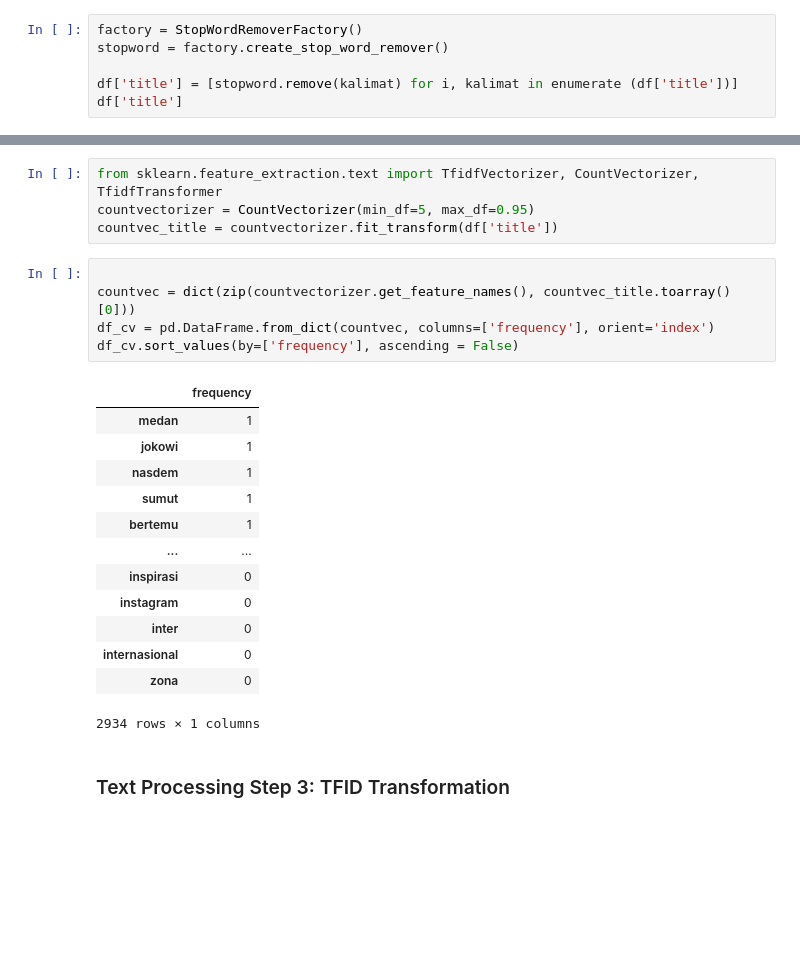
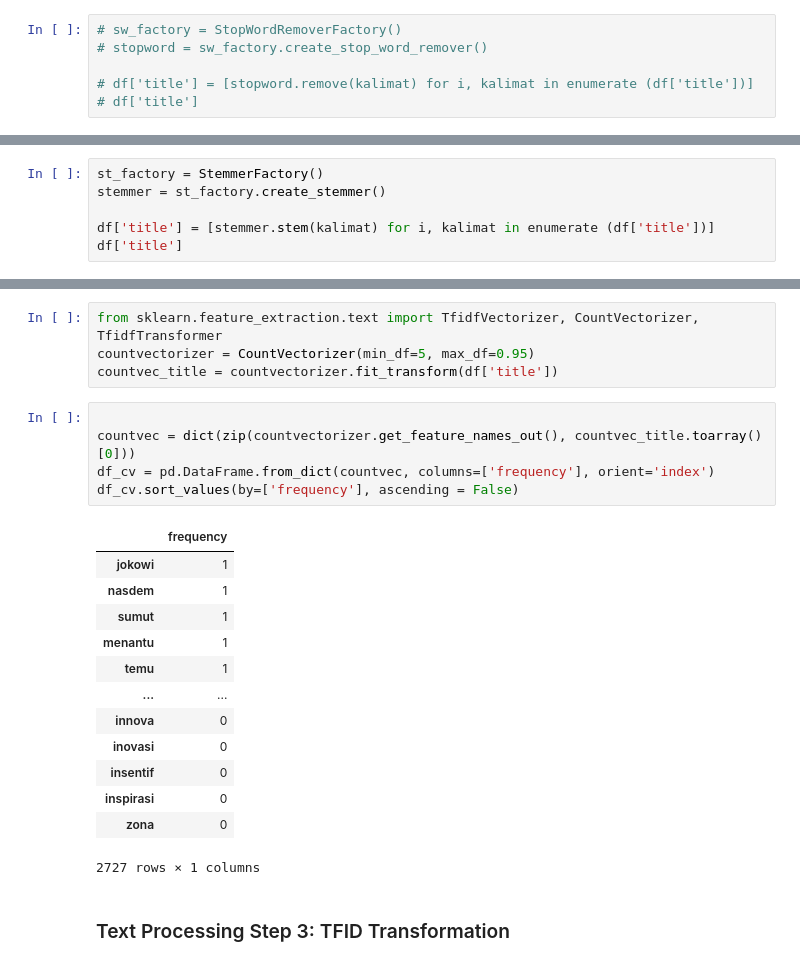
Before and after one commit to Neek0tine/DataMining2, a Jupyter notebook: Week8/Nicholas Juan Kalvin P._162012133068_TEXT_PROCESSING.ipynb, the cells around one changed output, grey strips where cells are left out. Cells and saved outputs as stored; diff of their text form; blank space fills up the shorter version.

```diff
--- a/Week8/Nicholas Juan Kalvin P._162012133068_TEXT_PROCESSING.ipynb
+++ b/Week8/Nicholas Juan Kalvin P._162012133068_TEXT_PROCESSING.ipynb
@@ -173,11 +175,11 @@ df
 # %% [markdown]
 ### Text Processing step 1: Remove Stopwords
 # %%
-factory = StopWordRemoverFactory()
-stopword = factory.create_stop_word_remover()
+# sw_factory = StopWordRemoverFactory()
+# stopword = sw_factory.create_stop_word_remover()
 
-df['title'] = [stopword.remove(kalimat) for i, kalimat in enumerate (df['title'])]
-df['title']
+# df['title'] = [stopword.remove(kalimat) for i, kalimat in enumerate (df['title'])]
+# df['title']
 # %% [output]
 0       radar pilwalkot medan menantu jokowi bertemu d...
 1         malaysia sudutkan ri isu kabut asap invasi babi
@@ -195,0 +196,6 @@ df.drop([8613], inplace=True)
+# %%
+st_factory = StemmerFactory()
+stemmer = st_factory.create_stemmer()
+
+df['title'] = [stemmer.stem(kalimat) for i, kalimat in enumerate (df['title'])]
+df['title']
@@ -201,23 +220,23 @@ countvectorizer = CountVectorizer(min_df=5, max_df=0.95)
 countvec_title = countvectorizer.fit_transform(df['title'])
 # %%
 
-countvec = dict(zip(countvectorizer.get_feature_names(), countvec_title.toarray()[0]))
+countvec = dict(zip(countvectorizer.get_feature_names_out(), countvec_title.toarray()[0]))
 df_cv = pd.DataFrame.from_dict(countvec, columns=['frequency'], orient='index')
 df_cv.sort_values(by=['frequency'], ascending = False)
 # %% [output]
 |  | frequency |
-| medan | 1 |
 | jokowi | 1 |
 | nasdem | 1 |
 | sumut | 1 |
-| bertemu | 1 |
+| menantu | 1 |
+| temu | 1 |
 | ... | ... |
+| innova | 0 |
+| inovasi | 0 |
+| insentif | 0 |
 | inspirasi | 0 |
-| instagram | 0 |
-| inter | 0 |
-| internasional | 0 |
 | zona | 0 |
-2934 rows × 1 columns
+2727 rows × 1 columns
 # %% [markdown]
 ### Text Processing Step 3: TFID Transformation
 # %%
```
Also changed, not shown: parts of 43 cells of this notebook, 1 other file.
